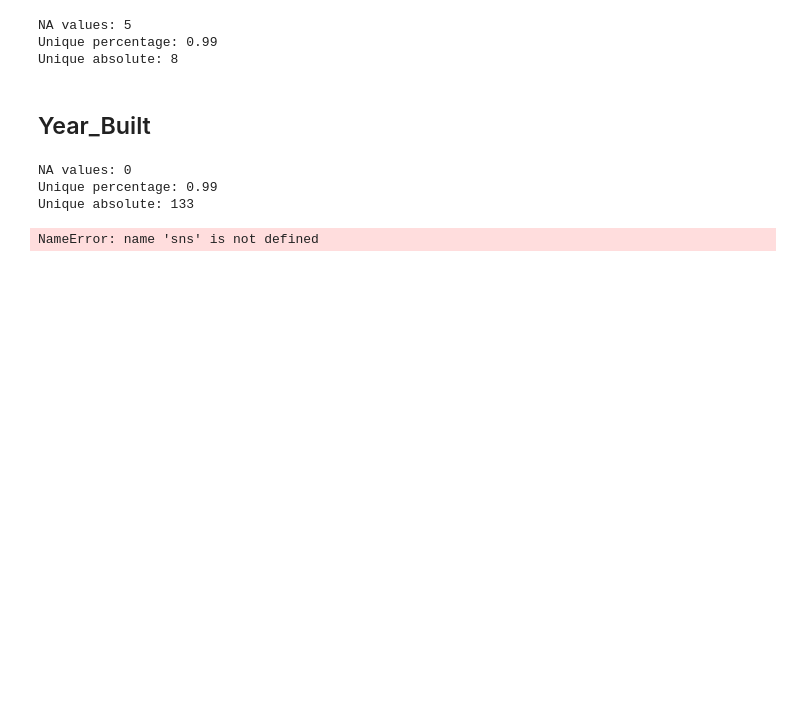
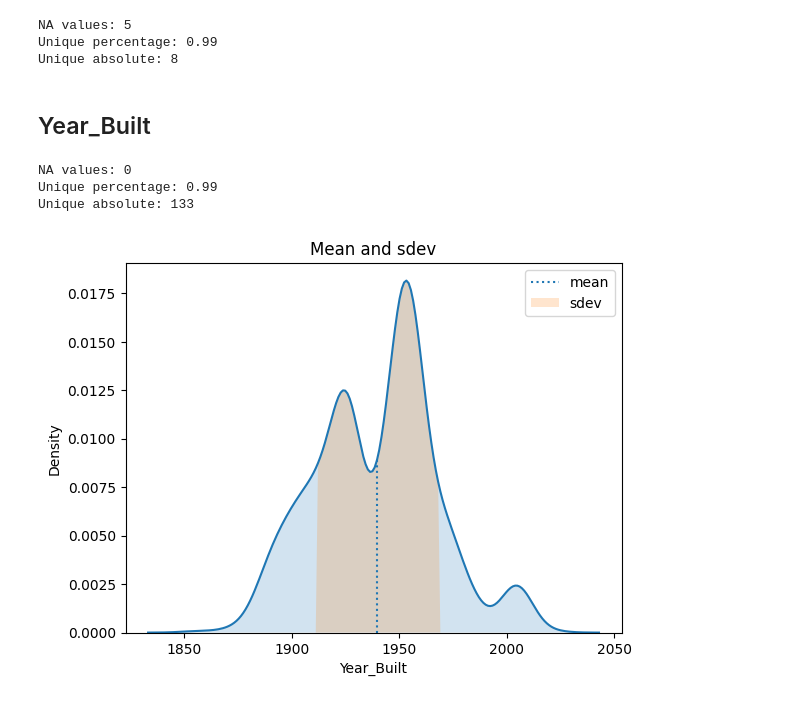
Before and after one commit to Flixner/Property-Sales-Prediction, a Jupyter notebook: eda.ipynb, the cells around one changed output. Saved outputs shown, nothing was run; the diff lists cells and outputs as text; code cells hidden in the pictures; blank space fills up the shorter version.

```diff
--- a/eda.ipynb
+++ b/eda.ipynb
@@ -598,7 +638,12 @@ basis_statistical_values(df, "Year_Built")
 NA values: 0
 Unique percentage: 0.99
 Unique absolute: 133
-# %%
-sns.kdeplot(df, x="Year_Built")
-# %% [output]
-NameError: name 'sns' is not defined
+# %%
+kde_plot(
+    df[df["Year_Built"] > 1800],
+    "Year_Built",
+    kde_ext=kde_ext_mean_sdev,
+    title="Mean and sdev",
+)
+# %% [output]
+[figure, added]
```
Also changed, not shown: parts of 12 cells of this notebook.
